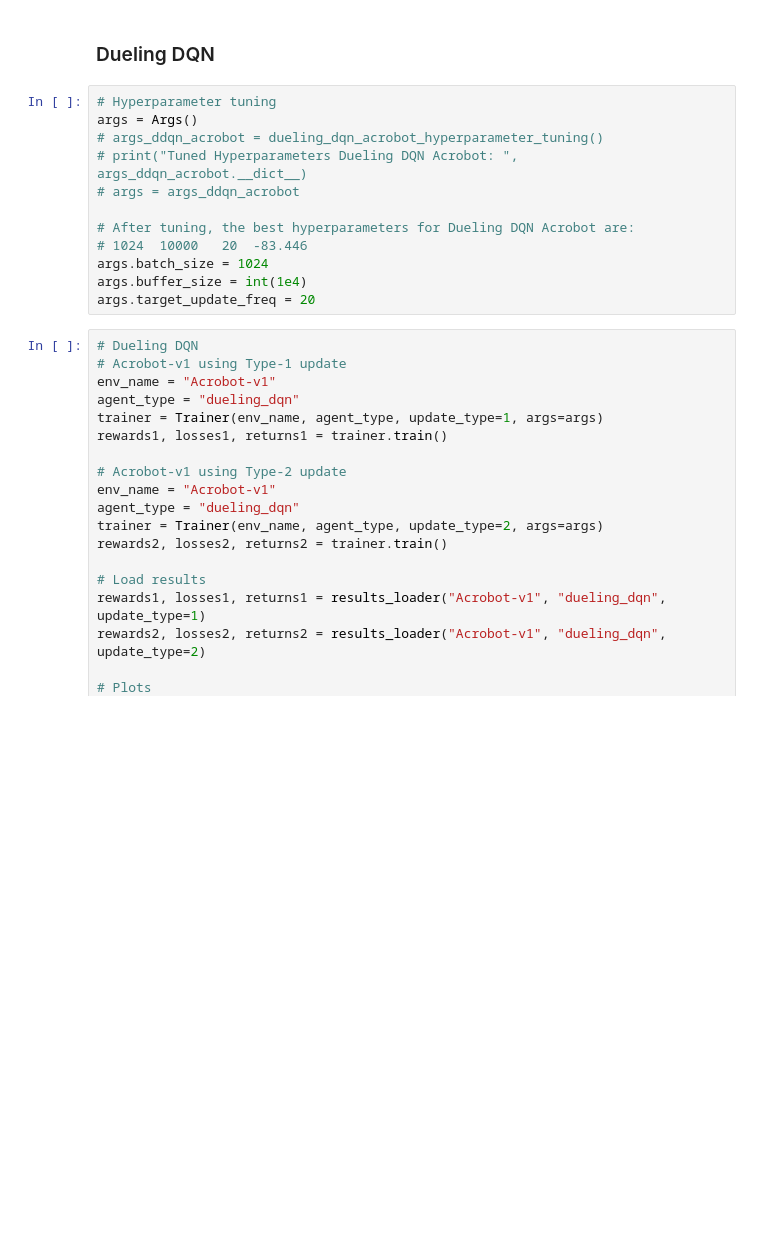
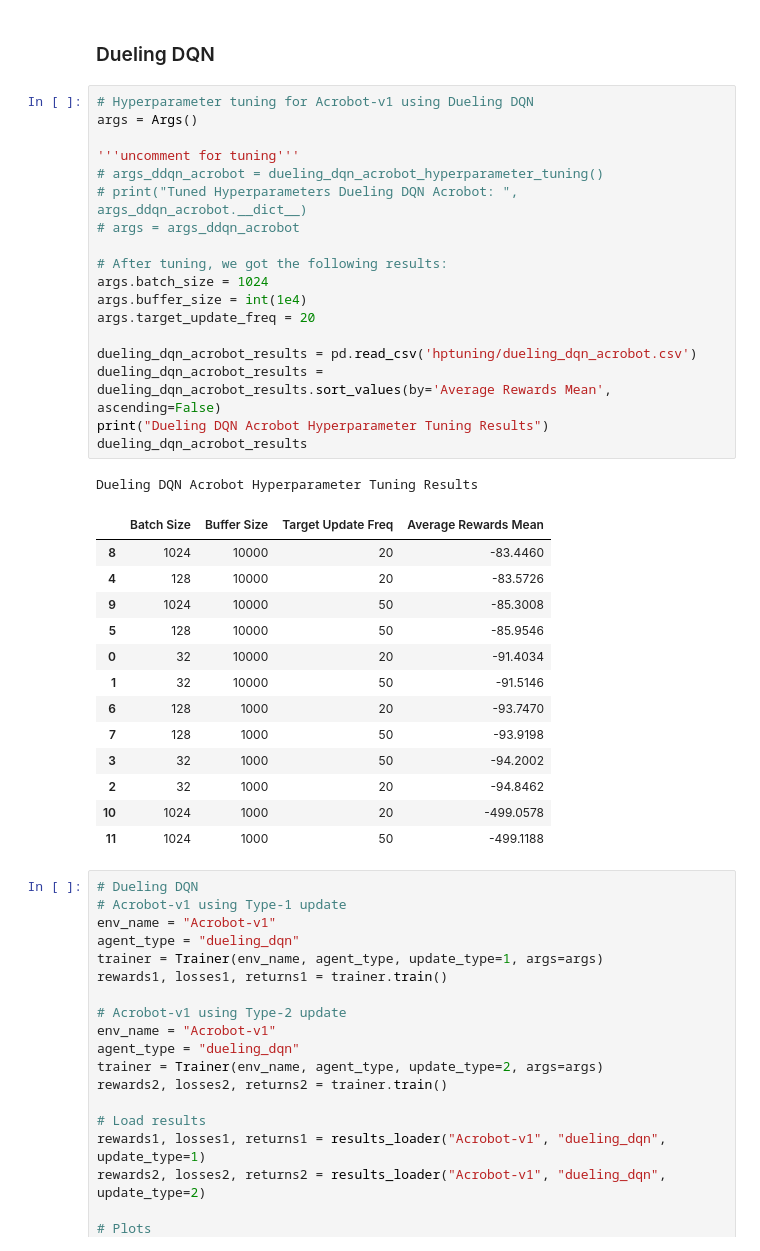
Before and after one commit to nishant-sahoo/RL_Assignments, a Jupyter notebook: Programming Assignments/PA2/notebook.ipynb, the cells around one changed output. Drawn from its saved outputs; the diff is of its cells as text; blank space fills up the shorter version.

```diff
--- a/Programming Assignments/PA2/notebook.ipynb
+++ b/Programming Assignments/PA2/notebook.ipynb
@@ -680,17 +689,38 @@ def mc_reinforce_cartpole_hyperparameter_tuning():
 # %% [markdown]
 ### Dueling DQN
 # %%
-# Hyperparameter tuning
+# Hyperparameter tuning for Acrobot-v1 using Dueling DQN
 args = Args()
+
+'''uncomment for tuning'''
 # args_ddqn_acrobot = dueling_dqn_acrobot_hyperparameter_tuning()
 # print("Tuned Hyperparameters Dueling DQN Acrobot: ", args_ddqn_acrobot.__dict__)
 # args = args_ddqn_acrobot
 
-# After tuning, the best hyperparameters for Dueling DQN Acrobot are:
-# 1024	10000	20	-83.446
+# After tuning, we got the following results:
 args.batch_size = 1024
 args.buffer_size = int(1e4)
 args.target_update_freq = 20
+
+dueling_dqn_acrobot_results = pd.read_csv('hptuning/dueling_dqn_acrobot.csv')
+dueling_dqn_acrobot_results = dueling_dqn_acrobot_results.sort_values(by='Average Rewards Mean', ascending=False)
+print("Dueling DQN Acrobot Hyperparameter Tuning Results")
+dueling_dqn_acrobot_results
+# %% [output]
+Dueling DQN Acrobot Hyperparameter Tuning Results
+|  | Batch Size | Buffer Size | Target Update Freq | Average Rewards Mean |
+| 8 | 1024 | 10000 | 20 | -83.4460 |
+| 4 | 128 | 10000 | 20 | -83.5726 |
+| 9 | 1024 | 10000 | 50 | -85.3008 |
+| 5 | 128 | 10000 | 50 | -85.9546 |
+| 0 | 32 | 10000 | 20 | -91.4034 |
+| 1 | 32 | 10000 | 50 | -91.5146 |
+| 6 | 128 | 1000 | 20 | -93.7470 |
+| 7 | 128 | 1000 | 50 | -93.9198 |
+| 3 | 32 | 1000 | 50 | -94.2002 |
+| 2 | 32 | 1000 | 20 | -94.8462 |
+| 10 | 1024 | 1000 | 20 | -499.0578 |
+| 11 | 1024 | 1000 | 50 | -499.1188 |
 # %%
 # Dueling DQN
 # Acrobot-v1 using Type-1 update
```
Also changed, not shown: parts of 10 cells of this notebook, 10 other files.
